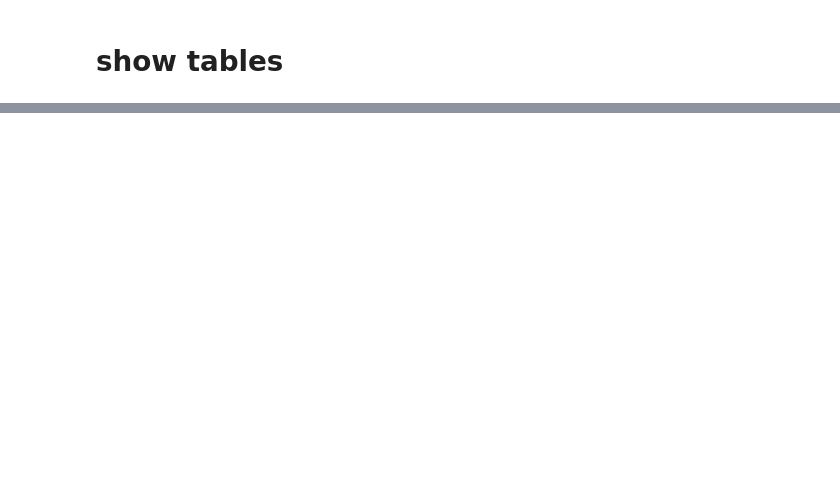
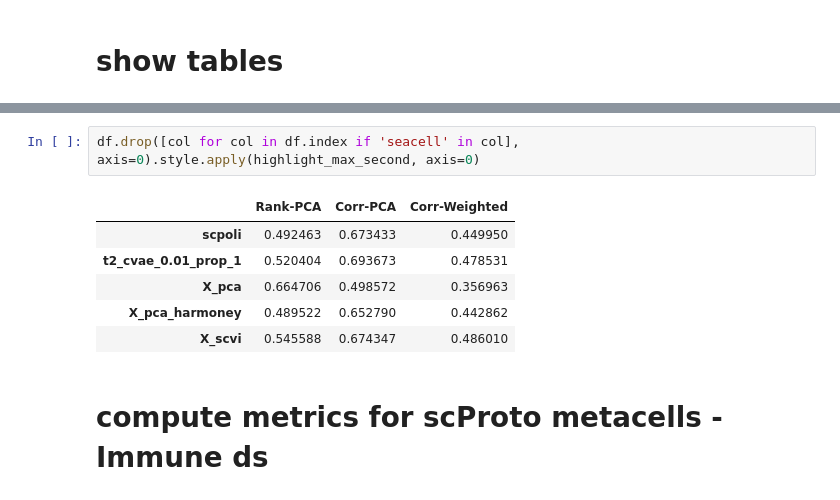
Before and after one commit to fatisati/interpretable-prototype, a Jupyter notebook: notebooks/embedding_metrics.ipynb, the cells around one changed output, grey strips where cells are left out. Saved outputs shown, nothing was run; the diff lists cells and outputs as text; blank space fills up the shorter version.

```diff
--- a/notebooks/embedding_metrics.ipynb
+++ b/notebooks/embedding_metrics.ipynb
@@ -296,0 +407,11 @@ generate_table('~/models/pancreas/')
+# %%
+df.drop([col for col in df.index if 'seacell' in col], axis=0).style.apply(highlight_max_second, axis=0)
+# %% [output]
+|  | Rank-PCA | Corr-PCA | Corr-Weighted |
+| scpoli | 0.492463 | 0.673433 | 0.449950 |
+| t2_cvae_0.01_prop_1 | 0.520404 | 0.693673 | 0.478531 |
+| X_pca | 0.664706 | 0.498572 | 0.356963 |
+| X_pca_harmoney | 0.489522 | 0.652790 | 0.442862 |
+| X_scvi | 0.545588 | 0.674347 | 0.486010 |
+# %% [markdown]
+# compute metrics for scProto metacells - Immune ds
```
Also changed, not shown: parts of 43 cells of this notebook, 6 other files.
